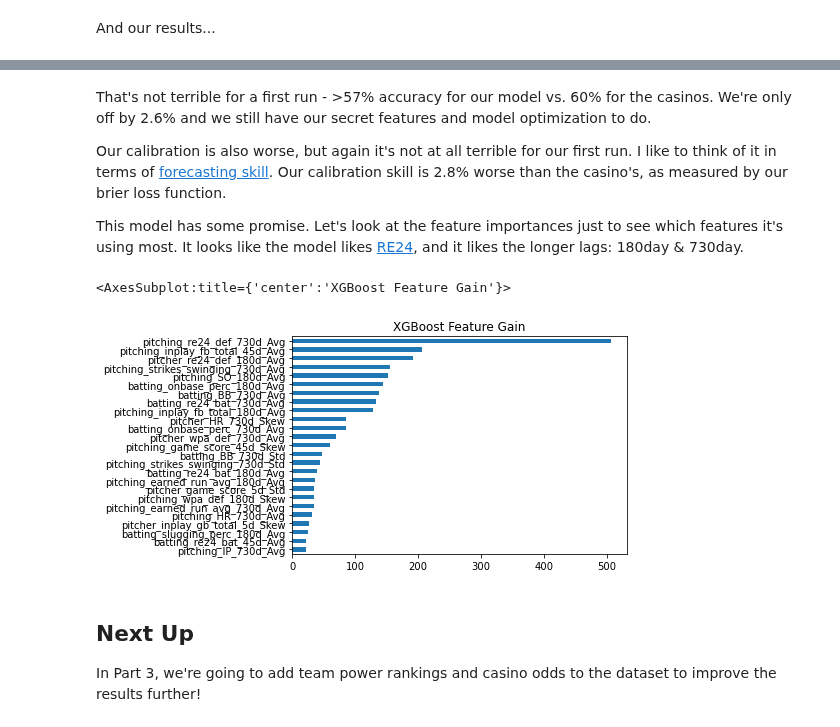
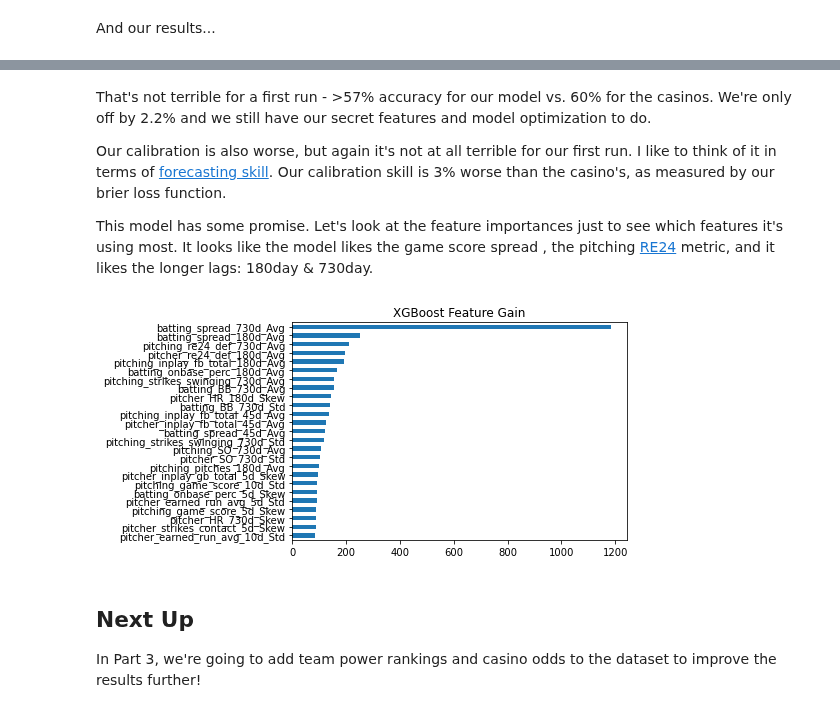
Before and after one commit to ericbaranowski/mlb_notebooks, a Jupyter notebook: _notebooks/2020-09-21-MLB Part2 First Model.ipynb, the cells around one changed output, grey strips where cells are left out. Saved outputs shown, nothing was run; the diff lists cells and outputs as text; code cells hidden in the pictures.

Commit message:
added spread

```diff
--- a/_notebooks/2020-09-21-MLB Part2 First Model.ipynb
+++ b/_notebooks/2020-09-21-MLB Part2 First Model.ipynb
@@ -178,6 +178,7 @@ for g in game_data:
     game_summary['home_team_win'] = int(g['home_batting']['R'])>int(g['away_batting']['R'])
     games.append(game_summary)
 
+    # add all stats to appropriate lists
     target_pairs = [
         ('away_batting', batting),
         ('home_batting', batting),
@@ -202,9 +203,11 @@ for g in game_data:
             if 'home' in key:
                 x['is_home_team'] = True
                 x['team'] = g['game']['home_team_abbr']
+                x['spread'] = int(g[key]['R']) - int(g[key.replace('home','away')]['R'])
             else:
                 x['is_home_team'] = False
                 x['team'] = g['game']['away_team_abbr']
+                x['spread'] = int(g[key]['R']) - int(g[key.replace('away','home')]['R'])
             x['game_id'] = g['game']['game_id']
             d.append(x)
 len(games), len(batting), len(pitching), len(pitchers)
@@ -461,7 +464,7 @@ y_test = y[-500:]
 Here's the training bit
 # %%
 import xgboost as xgb
-params = {'learning_rate': 0.1,'max_depth': 3}
+params = {'learning_rate': 0.05,'max_depth': 5}
 gbm = xgb.XGBClassifier(**params)
 model = gbm.fit(X_train, y_train,
                 eval_set = [[X_train, y_train],
@@ -542,18 +545,17 @@ XGBoost         Accuracy:0.5740  Brier Loss: 0.2426
 # %% [markdown]
-That's not terrible for a first run - >57% accuracy for our model vs. 60% for the casinos. We're only off by 2.6% and we still have our secret features and model optimization to do.
+That's not terrible for a first run - >57% accuracy for our model vs. 60% for the casinos. We're only off by 2.2% and we still have our secret features and model optimization to do.
 
-Our calibration is also worse, but again it's not at all terrible for our first run. I like to think of it in terms of [forecasting skill](https://en.wikipedia.org/wiki/Forecast_skill). Our calibration skill is 2.8% worse than the casino's, as measured by our brier loss function.
+Our calibration is also worse, but again it's not at all terrible for our first run. I like to think of it in terms of [forecasting skill](https://en.wikipedia.org/wiki/Forecast_skill). Our calibration skill is 3% worse than the casino's, as measured by our brier loss function.
 
-This model has some promise. Let's look at the feature importances just to see which features it's using most. It looks like the model likes [RE24](https://thebaseballscholar.com/2017/08/14/sabermetrics-101-re24/), and it likes the longer lags: 180day & 730day.
+This model has some promise. Let's look at the feature importances just to see which features it's using most. It looks like the model likes the game score spread , the pitching [RE24](https://thebaseballscholar.com/2017/08/14/sabermetrics-101-re24/) metric, and it likes the longer lags: 180day & 730day.
 # %%
 #collapse-hide
 import pandas as pd
 x = pd.Series(model.get_booster().get_score(importance_type= 'total_gain')
          ).sort_values()
-x[-25:].plot(kind='barh',title="XGBoost Feature Gain")
+_ = x[-25:].plot(kind='barh',title="XGBoost Feature Gain")
 # %% [output]
-<AxesSubplot:title={'center':'XGBoost Feature Gain'}>
-[figure, old version]
+[figure, new version]
 # %% [markdown]
 ## Next Up
 In Part 3, we're going to add team power rankings and casino odds to the dataset to improve the results further!
```
Also changed, not shown: parts of 7 cells of this notebook.
